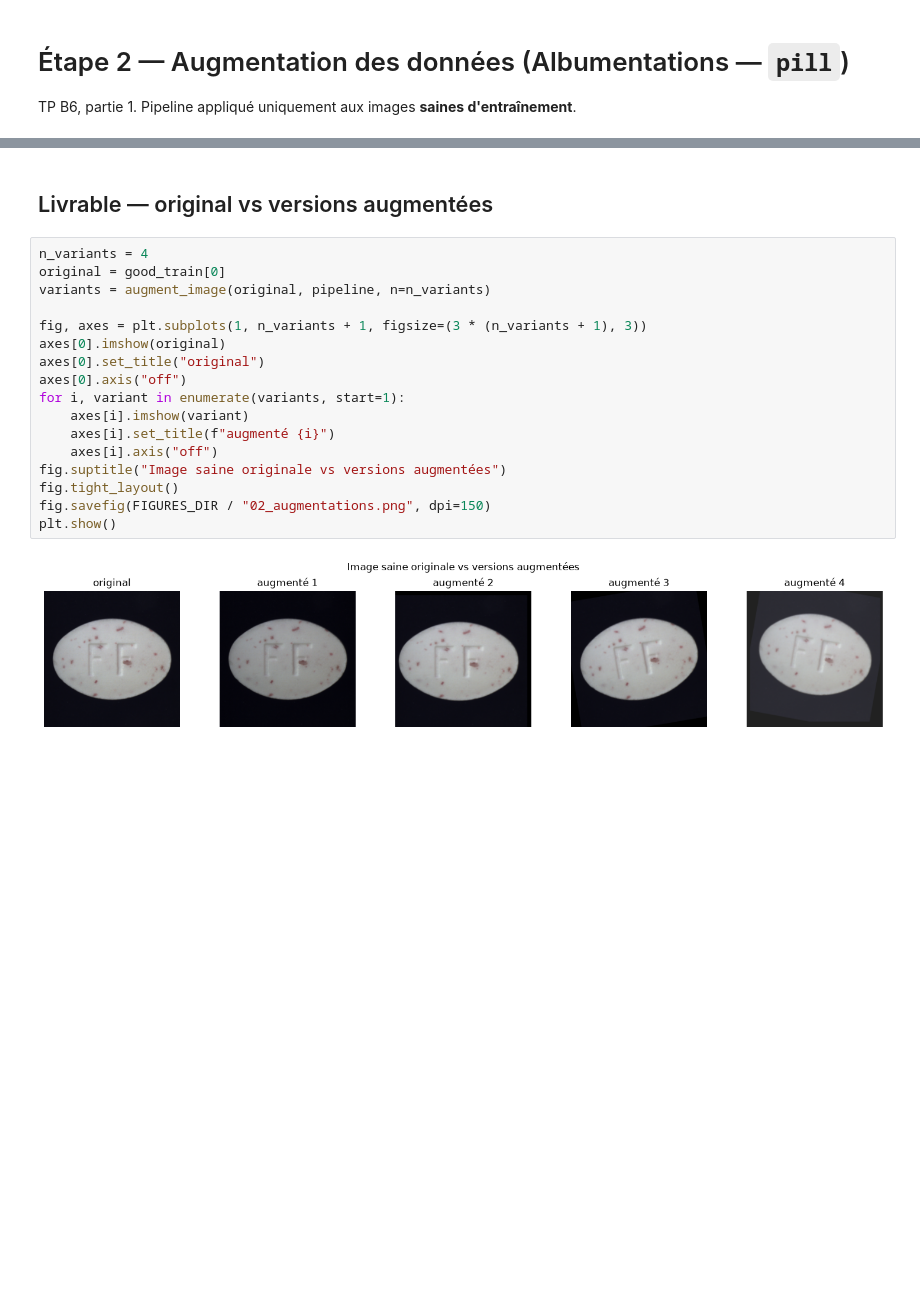
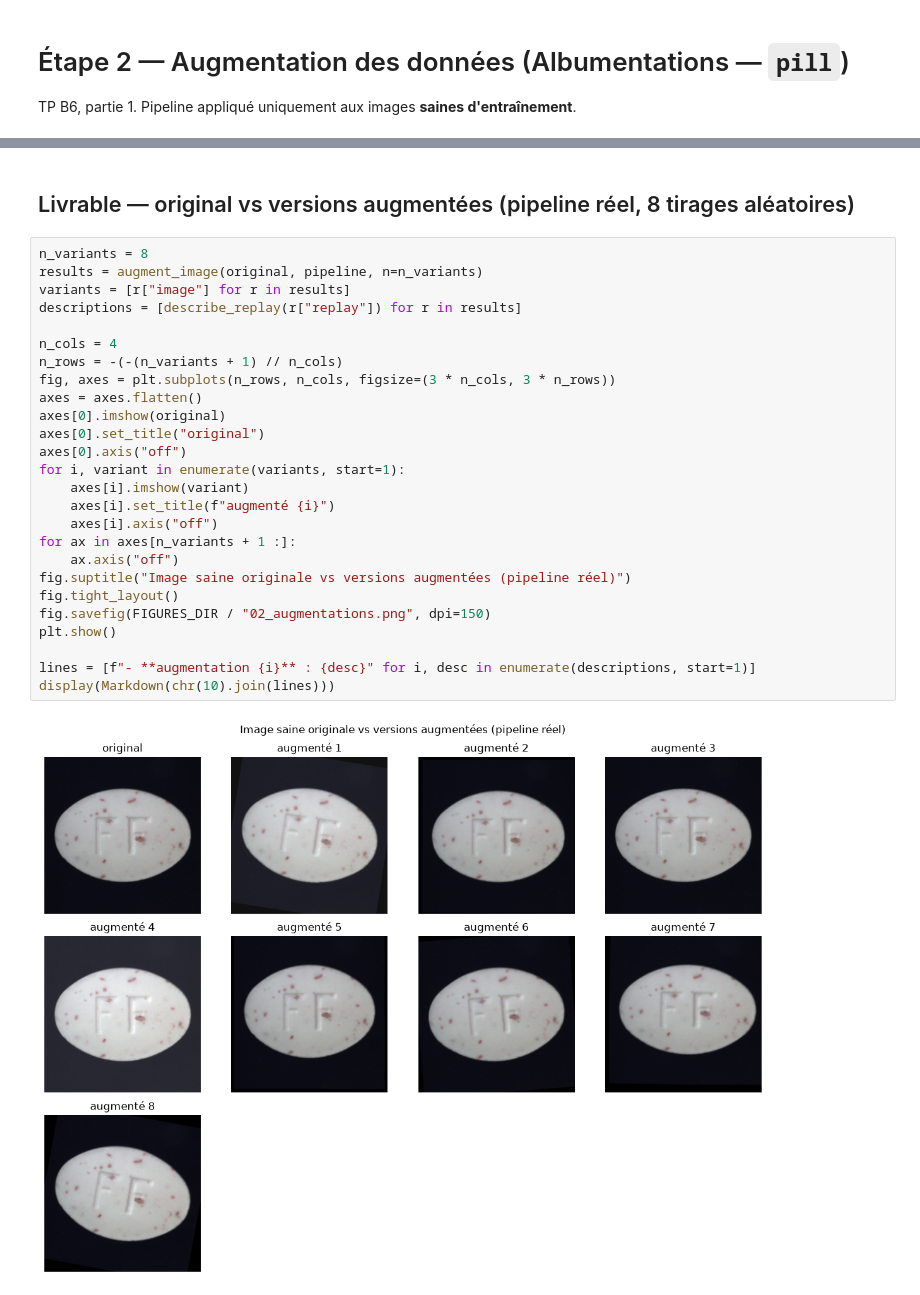
Before and after one commit to palauzet/AELION_Deep_Learning_IA, a Jupyter notebook: notebooks/02_augmentation.ipynb, the cells around one changed output, grey strips where cells are left out. Saved outputs shown, nothing was run; the diff lists cells and outputs as text; blank space fills up the shorter version.

```diff
--- a/notebooks/02_augmentation.ipynb
+++ b/notebooks/02_augmentation.ipynb
@@ -18,21 +60,30 @@ pipeline = build_augmentation_pipeline()
 # %% [markdown]
-## Livrable — original vs versions augmentées
+## Livrable — original vs versions augmentées (pipeline réel, 8 tirages aléatoires)
 # %%
-n_variants = 4
-original = good_train[0]
-variants = augment_image(original, pipeline, n=n_variants)
+n_variants = 8
+results = augment_image(original, pipeline, n=n_variants)
+variants = [r["image"] for r in results]
+descriptions = [describe_replay(r["replay"]) for r in results]
 
-fig, axes = plt.subplots(1, n_variants + 1, figsize=(3 * (n_variants + 1), 3))
+n_cols = 4
+n_rows = -(-(n_variants + 1) // n_cols)
+fig, axes = plt.subplots(n_rows, n_cols, figsize=(3 * n_cols, 3 * n_rows))
+axes = axes.flatten()
 axes[0].imshow(original)
 axes[0].set_title("original")
 axes[0].axis("off")
 for i, variant in enumerate(variants, start=1):
     axes[i].imshow(variant)
     axes[i].set_title(f"augmenté {i}")
     axes[i].axis("off")
-fig.suptitle("Image saine originale vs versions augmentées")
+for ax in axes[n_variants + 1 :]:
+    ax.axis("off")
+fig.suptitle("Image saine originale vs versions augmentées (pipeline réel)")
 fig.tight_layout()
 fig.savefig(FIGURES_DIR / "02_augmentations.png", dpi=150)
 plt.show()
+
+lines = [f"- **augmentation {i}** : {desc}" for i, desc in enumerate(descriptions, start=1)]
+display(Markdown(chr(10).join(lines)))
 # %% [output]
-[figure, old version]
+[figure, new version]
```
Also changed, not shown: parts of 5 cells of this notebook, 3 other files.
